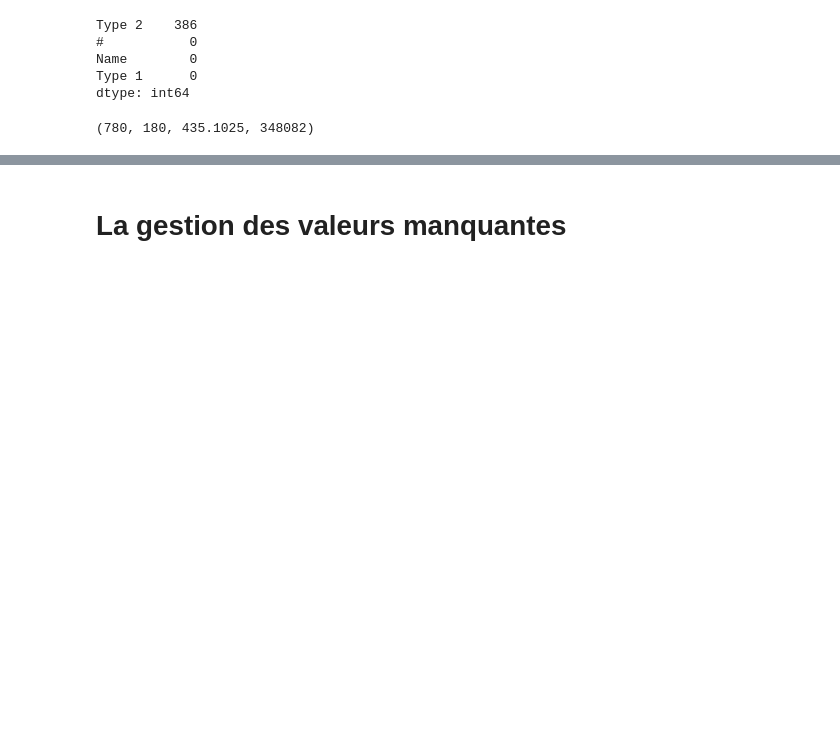
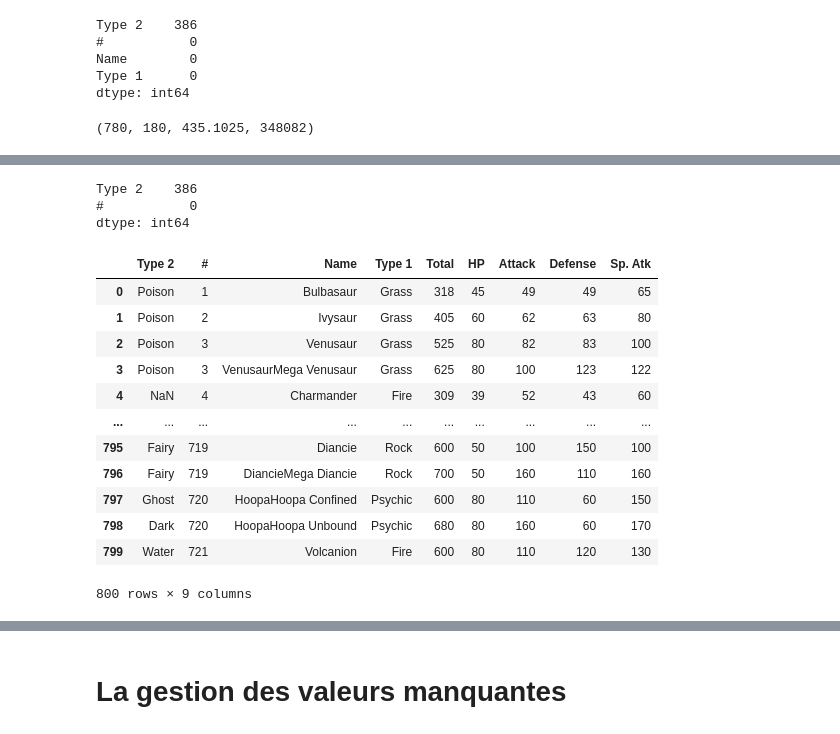
Before and after one commit to jeau-luc/python_panadas, a Jupyter notebook: Commande_pandas.ipynb, the cells around one changed output, grey strips where cells are left out. Saved outputs shown, nothing was run; the diff lists cells and outputs as text; code cells hidden in the pictures; blank space fills up the shorter version.

```diff
--- a/Commande_pandas.ipynb
+++ b/Commande_pandas.ipynb
@@ -962,0 +1023,6 @@ pokemon.describe()
+# %%
+pokemon.isna().sum().sort_values(ascending=False)[0:2]
+# %% [output]
+Type 2    386
+#           0
+dtype: int64
@@ -962,0 +1031,17 @@ pokemon.describe()
+# %%
+pokemon_df_null = pokemon[pokemon.isna().sum().sort_values(ascending=False)[0:9].index.tolist()]
+pokemon_df_null
+# %% [output]
+|  | Type 2 | # | Name | Type 1 | Total | HP | Attack | Defense | Sp. Atk |
+| 0 | Poison | 1 | Bulbasaur | Grass | 318 | 45 | 49 | 49 | 65 |
+| 1 | Poison | 2 | Ivysaur | Grass | 405 | 60 | 62 | 63 | 80 |
+| 2 | Poison | 3 | Venusaur | Grass | 525 | 80 | 82 | 83 | 100 |
+| 3 | Poison | 3 | VenusaurMega Venusaur | Grass | 625 | 80 | 100 | 123 | 122 |
+| 4 | NaN | 4 | Charmander | Fire | 309 | 39 | 52 | 43 | 60 |
+| ... | ... | ... | ... | ... | ... | ... | ... | ... | ... |
+| 795 | Fairy | 719 | Diancie | Rock | 600 | 50 | 100 | 150 | 100 |
+| 796 | Fairy | 719 | DiancieMega Diancie | Rock | 700 | 50 | 160 | 110 | 160 |
+| 797 | Ghost | 720 | HoopaHoopa Confined | Psychic | 600 | 80 | 110 | 60 | 150 |
+| 798 | Dark | 720 | HoopaHoopa Unbound | Psychic | 680 | 80 | 160 | 60 | 170 |
+| 799 | Water | 721 | Volcanion | Fire | 600 | 80 | 110 | 120 | 130 |
+800 rows × 9 columns
```
Also changed, not shown: parts of 15 cells of this notebook.
